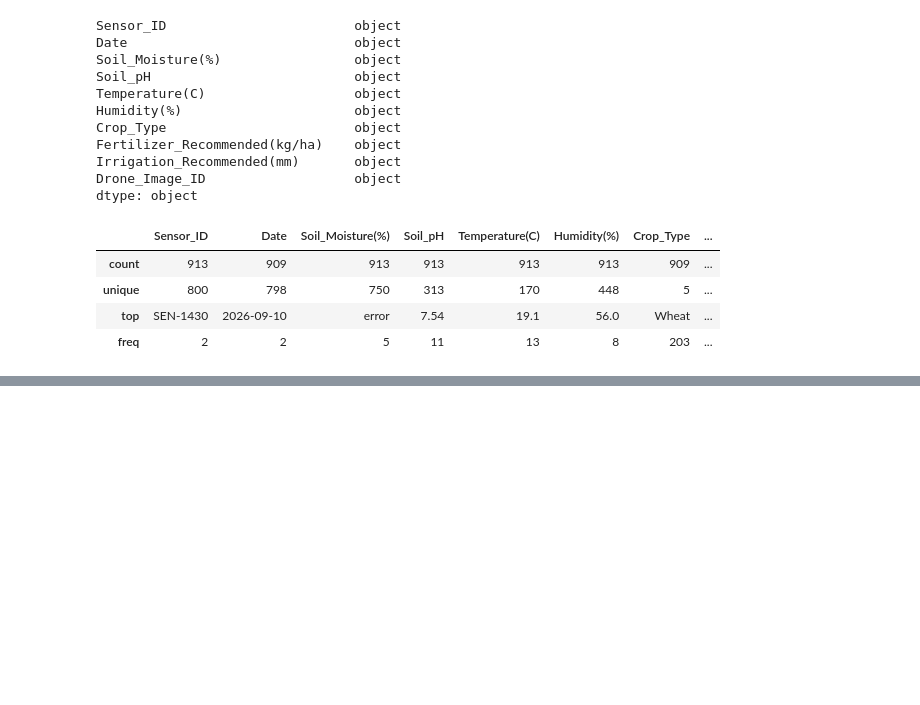
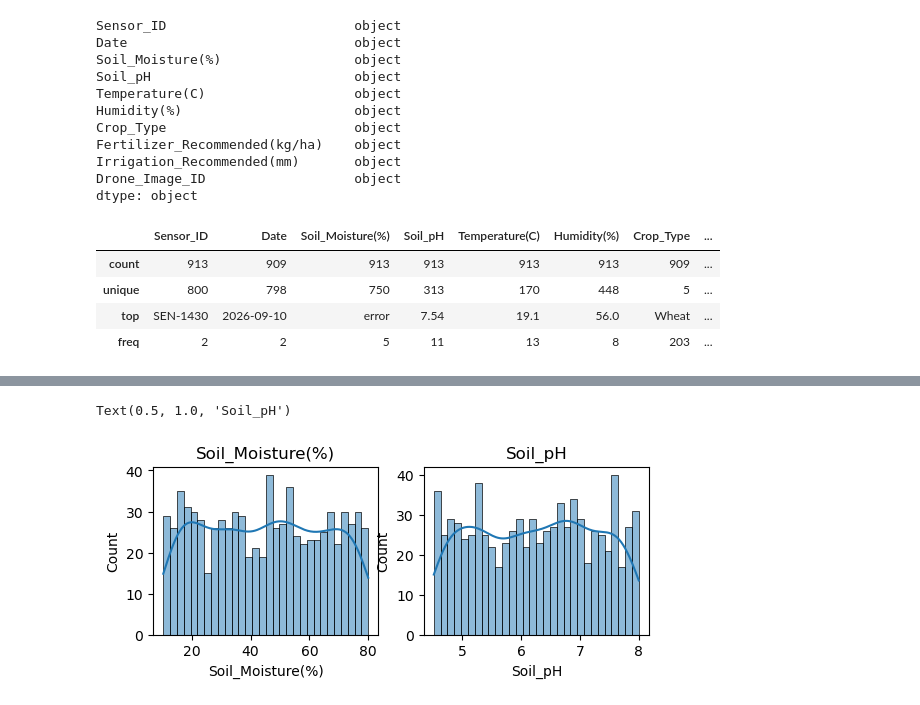
Before and after one commit to Nuwahereza-Dennise/Nuwahereza-Dennise, a Jupyter notebook: Assignment5.ipynb, the cells around one changed output, grey strips where cells are left out. Drawn from its saved outputs; the diff is of its cells as text; code cells hidden in the pictures; blank space fills up the shorter version.

```diff
--- a/Assignment5.ipynb
+++ b/Assignment5.ipynb
@@ -72,0 +153,5 @@ df.describe()
+# %%
+#Working on duplicate values
+df = df.drop_duplicates()
+print(df.to_string())
+print("Number of rows after removing duplicates:", df.shape[0])
@@ -72,0 +215,24 @@ df.describe()
+# %%
+#Converting to correct format
+df['Date'] = pd.to_datetime(df['Date'], errors='coerce')
+# Handle Soil_Moisture(%) column with 'error' values
+df['Soil_Moisture(%)'] = pd.to_numeric(df['Soil_Moisture(%)'], errors='coerce')  # Convert to numeric, coercing errors to NaN
+# Fill NaN values in 'Soil_Moisture(%)' with the median
+df['Soil_Moisture(%)'] = df['Soil_Moisture(%)'].fillna(df['Soil_Moisture(%)'].median())
+# Clean the confidence Soil-pH
+df['Soil_pH'] = pd.to_numeric(df['Soil_pH'], errors='coerce')  # Convert to numeric, coercing errors to NaN
+# Fill NaN values in 'Soil-pH' with the median
+df['Soil_pH'] = df['Soil_pH'].fillna(df['Soil_pH'].median())
+# Handle 'Temperature(C)' with 'error' values
+df['Temperature(C)'] = pd.to_numeric(df['Temperature(C)'], errors='coerce')  # Convert to numeric, coercing errors to NaN
+# Fill NaN values in 'Temperature(C)' with the median
+df['Temperature(C)'] = df['Temperature(C)'].fillna(df['Temperature(C)'].median())
+# Clean the 'Humidity(%)' column
+df['Humidity(%)'] = pd.to_numeric(df['Humidity(%)'], errors='coerce')  # Convert to numeric, coercing errors to NaN
+# Fill NaN values in 'Humidity(%)' with the median
+df['Humidity(%)'] = df['Humidity(%)'].fillna(df['Humidity(%)'].median())
+# Clean the 'Irrigation_Recommended(mm)' column
+df['Irrigation_Recommended(mm)'] = pd.to_numeric(df['Irrigation_Recommended(mm)'], errors='coerce')  # Convert to numeric, coercing errors to NaN
+# Fill NaN values in 'Humidity(%)' with the median
+df['Irrigation_Recommended(mm)'] = df['Irrigation_Recommended(mm)'].fillna(df['Irrigation_Recommended(mm)'].median())
+print(df.to_string())
@@ -72,0 +277,13 @@ df.describe()
+# %%
+#Historams
+#Soil_Moisture(%)
+plt.subplot(2, 2, 1)
+sns.histplot(df['Soil_Moisture(%)'], bins=30, kde=True)
+plt.title('Soil_Moisture(%)')
+# Histogram of 'Soil_pH'
+plt.subplot(2, 2, 2)
+sns.histplot(df['Soil_pH'], bins=30, kde=True)
+plt.title('Soil_pH')
+# %% [output]
+Text(0.5, 1.0, 'Soil_pH')
+[figure, added]
```
Also changed, not shown: parts of 13 cells of this notebook, 1 other file.
